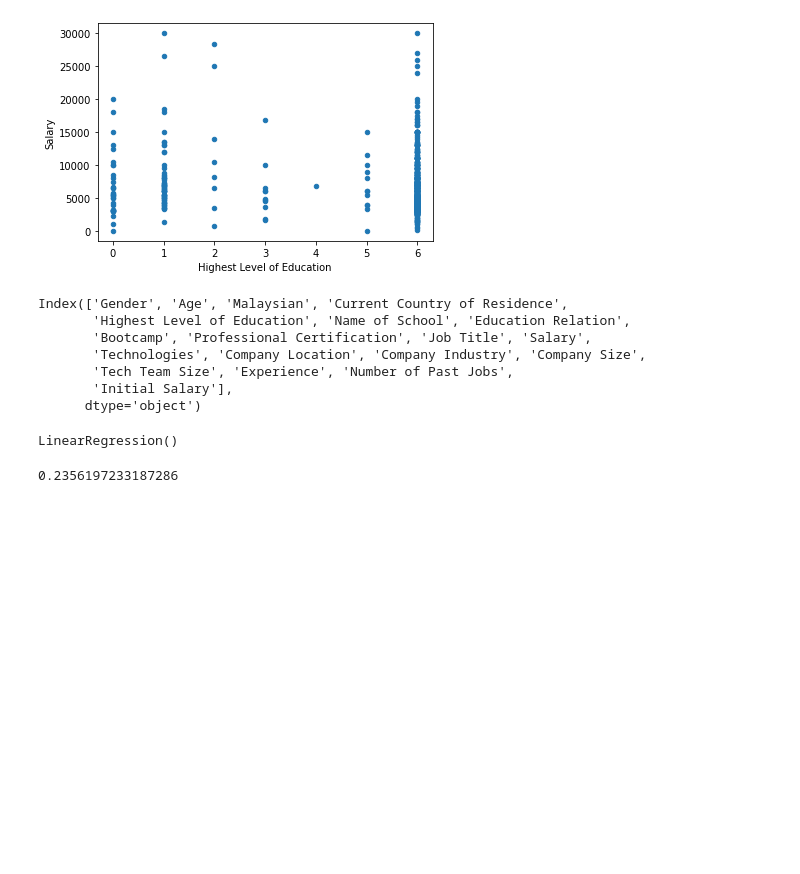
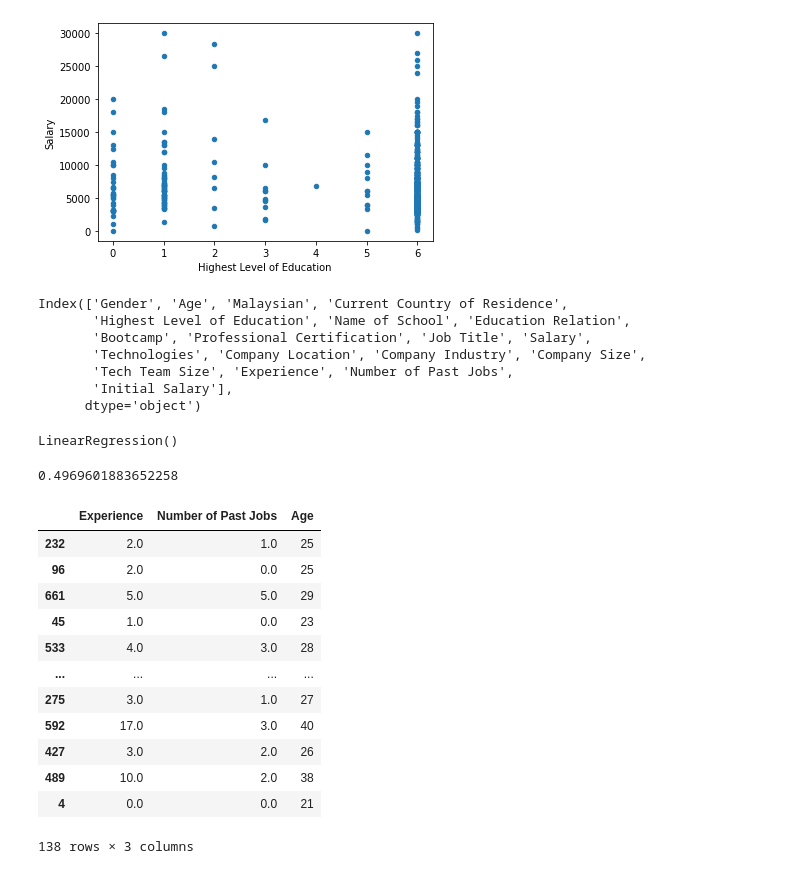
Before and after one commit to agb2k/Malaysian-Salary-Analysis, a Jupyter notebook: Analysis.ipynb, the cells around one changed output. Drawn from its saved outputs; the diff is of its cells as text; code cells hidden in the pictures; blank space fills up the shorter version.

```diff
--- a/Analysis.ipynb
+++ b/Analysis.ipynb
@@ -242,7 +273,7 @@ Index(['Gender', 'Age', 'Malaysian', 'Current Country of Residence',
        'Initial Salary'],
       dtype='object')
 # %%
-X = df[['Experience']]
+X = df[['Experience', 'Number of Past Jobs', 'Age']]
 Y = df['Salary']
 # %%
 from sklearn.model_selection import train_test_split
@@ -258,4 +289,20 @@ LinearRegression()
 # %%
 clf.score(x_test,y_test)
 # %% [output]
-0.2356197233187286
+0.4969601883652258
+# %%
+x_test
+# %% [output]
+|  | Experience | Number of Past Jobs | Age |
+| 232 | 2.0 | 1.0 | 25 |
+| 96 | 2.0 | 0.0 | 25 |
+| 661 | 5.0 | 5.0 | 29 |
+| 45 | 1.0 | 0.0 | 23 |
+| 533 | 4.0 | 3.0 | 28 |
+| ... | ... | ... | ... |
+| 275 | 3.0 | 1.0 | 27 |
+| 592 | 17.0 | 3.0 | 40 |
+| 427 | 3.0 | 2.0 | 26 |
+| 489 | 10.0 | 2.0 | 38 |
+| 4 | 0.0 | 0.0 | 21 |
+138 rows × 3 columns
```
Also changed, not shown: parts of 12 cells of this notebook.
